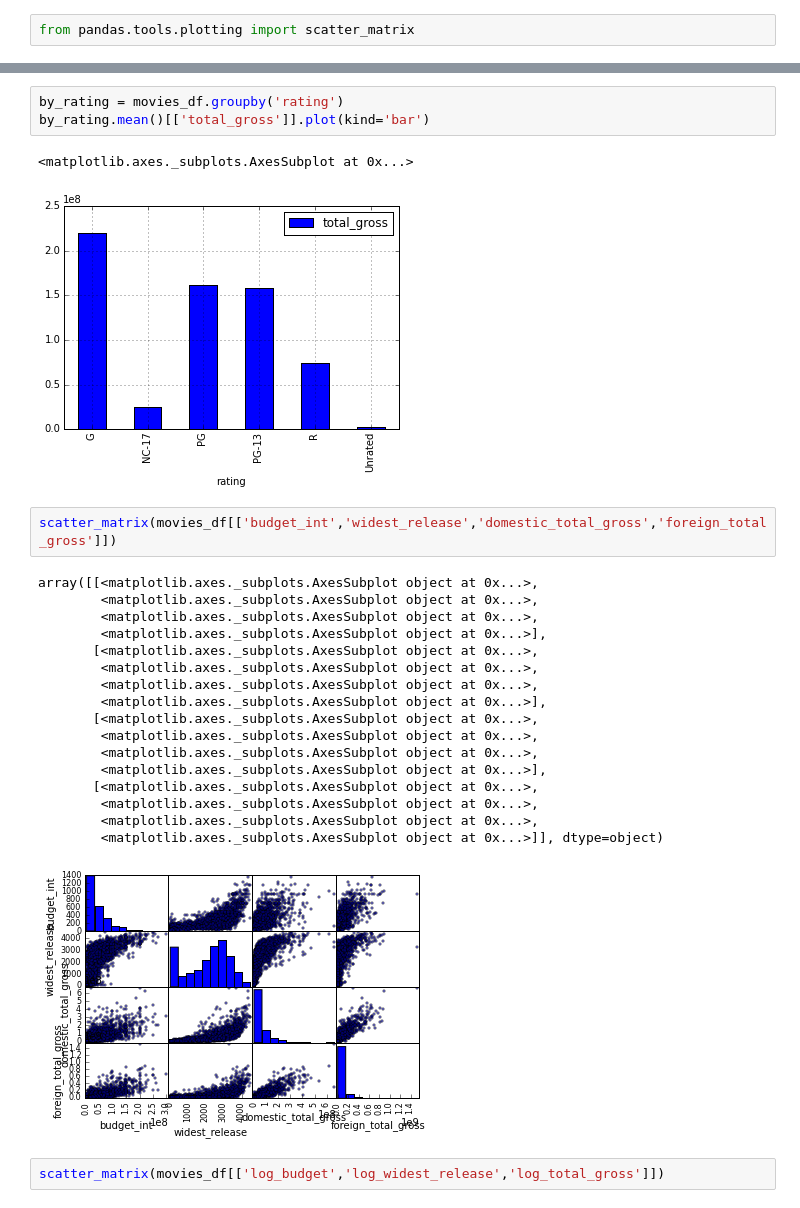
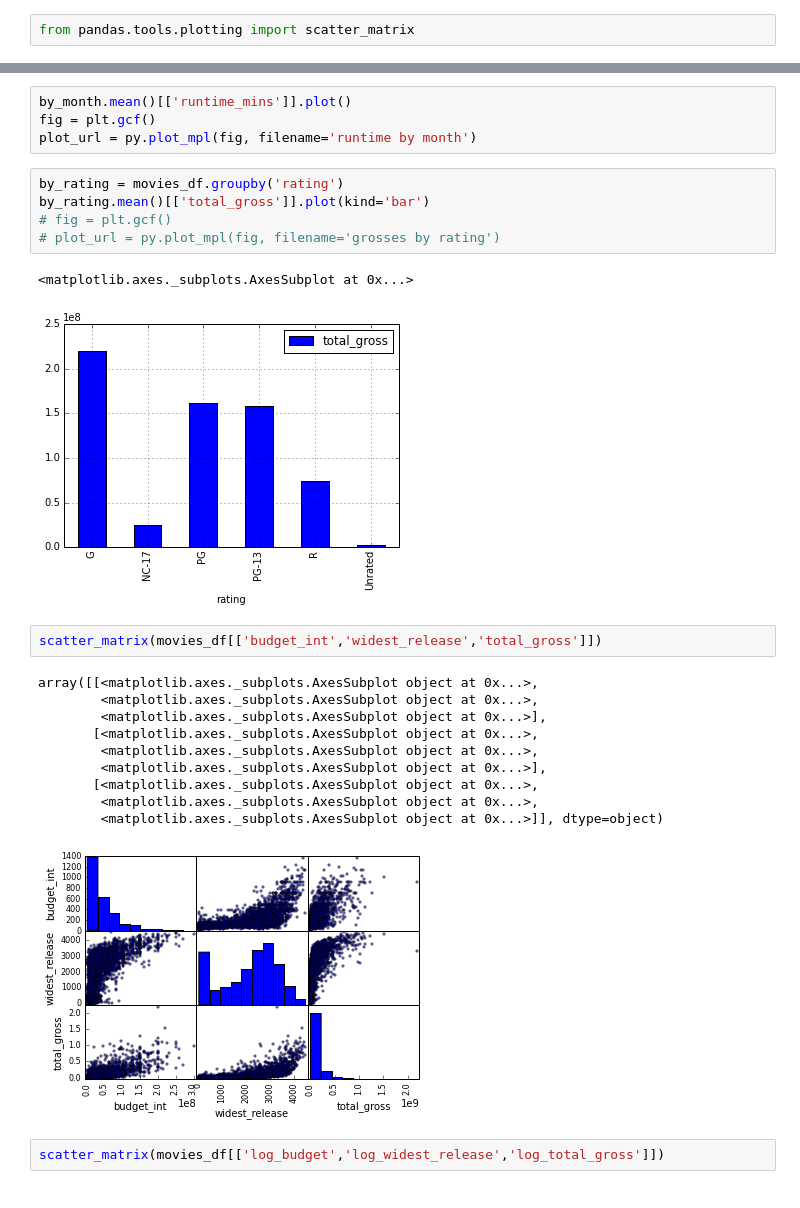
Before and after one commit to michaelmoliterno/metis-projects, a Jupyter notebook: luther/MovieAnalysis.ipynb, the cells around one changed output, grey strips where cells are left out. Saved outputs shown, nothing was run; the diff lists cells and outputs as text.

Commit message:
updated movie analysis notebook

```diff
--- a/luther/MovieAnalysis.ipynb
+++ b/luther/MovieAnalysis.ipynb
@@ -420,29 +417,28 @@ by_month.mean()[['runtime_mins']].plot()
+# %%
+by_month.mean()[['runtime_mins']].plot()
+fig = plt.gcf()
+plot_url = py.plot_mpl(fig, filename='runtime by month')
 # %%
 by_rating = movies_df.groupby('rating')
 by_rating.mean()[['total_gross']].plot(kind='bar')
+# fig = plt.gcf()
+# plot_url = py.plot_mpl(fig, filename='grosses by rating')
 # %% [output]
 <matplotlib.axes._subplots.AxesSubplot at 0x...>
 [figure]
 # %%
-scatter_matrix(movies_df[['budget_int','widest_release','domestic_total_gross','foreign_total_gross']])
+scatter_matrix(movies_df[['budget_int','widest_release','total_gross']])
 # %% [output]
 array([[<matplotlib.axes._subplots.AxesSubplot object at 0x...>,
-        <matplotlib.axes._subplots.AxesSubplot object at 0x...>,
         <matplotlib.axes._subplots.AxesSubplot object at 0x...>,
         <matplotlib.axes._subplots.AxesSubplot object at 0x...>],
        [<matplotlib.axes._subplots.AxesSubplot object at 0x...>,
         <matplotlib.axes._subplots.AxesSubplot object at 0x...>,
-        <matplotlib.axes._subplots.AxesSubplot object at 0x...>,
         <matplotlib.axes._subplots.AxesSubplot object at 0x...>],
        [<matplotlib.axes._subplots.AxesSubplot object at 0x...>,
         <matplotlib.axes._subplots.AxesSubplot object at 0x...>,
-        <matplotlib.axes._subplots.AxesSubplot object at 0x...>,
-        <matplotlib.axes._subplots.AxesSubplot object at 0x...>],
-       [<matplotlib.axes._subplots.AxesSubplot object at 0x...>,
-        <matplotlib.axes._subplots.AxesSubplot object at 0x...>,
-        <matplotlib.axes._subplots.AxesSubplot object at 0x...>,
         <matplotlib.axes._subplots.AxesSubplot object at 0x...>]], dtype=object)
-[figure, old version]
+[figure, new version]
 # %%
 scatter_matrix(movies_df[['log_budget','log_widest_release','log_total_gross']])
 # %% [output]
```
Also changed, not shown: parts of 18 cells of this notebook.
